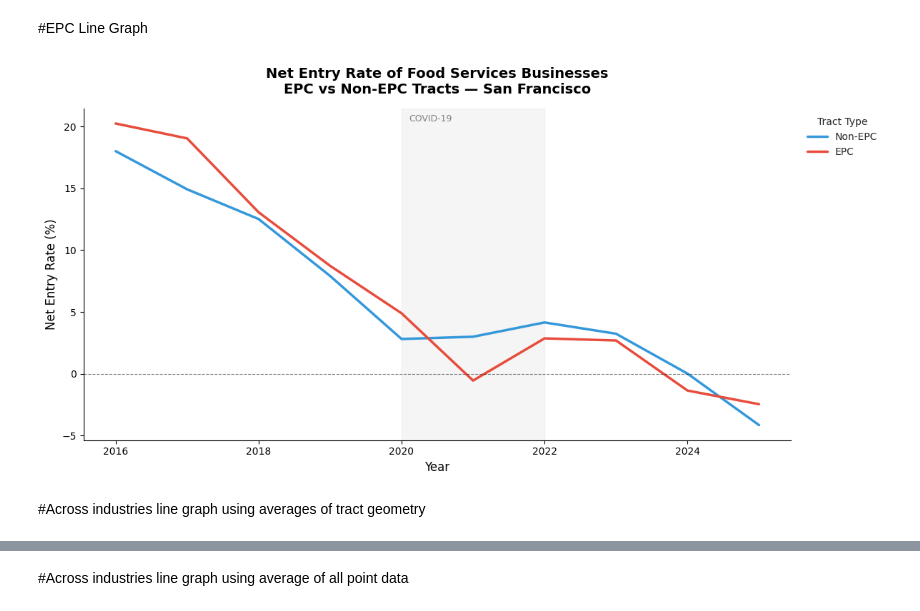
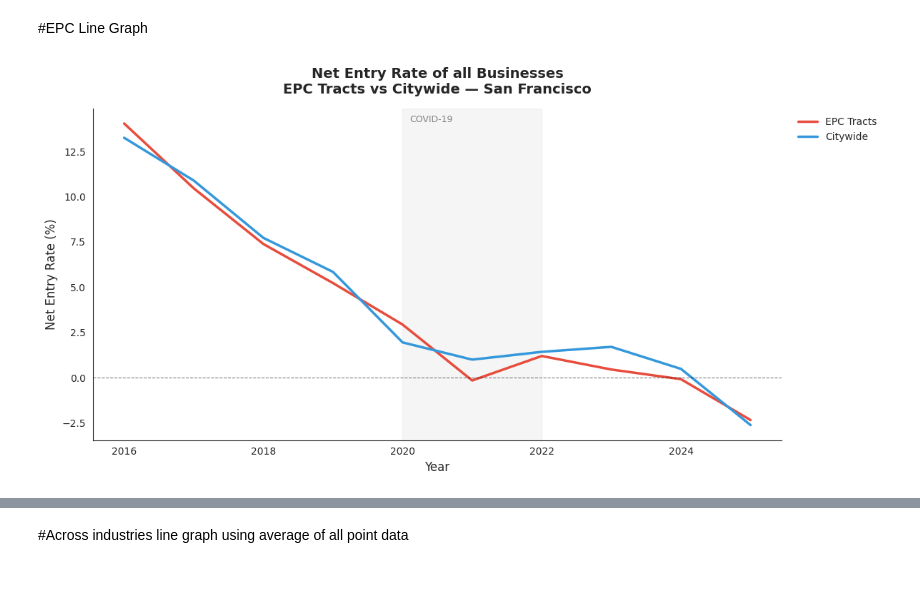
Before and after one commit to miaflynn/CYPLAN255-Final-Project, a Jupyter notebook: 03c_visualizations_net_change.ipynb, the cells around one changed output, grey strips where cells are left out. Saved outputs shown, nothing was run; the diff lists cells and outputs as text; code cells hidden in the pictures; blank space fills up the shorter version.

```diff
--- a/03c_visualizations_net_change.ipynb
+++ b/03c_visualizations_net_change.ipynb
@@ -85,7 +85,7 @@ naics_dict = {
 
 #------------------------Desired cateogry--------------------------
 naics_name = 'all'
-naics_name = 'Food Services'
+#naics_name = 'Food Services'
 #------------------------------------------------------------------
 # %%
 open_close_tracts_gdf = fx.calc_business_dynamics(
@@ -139,42 +139,42 @@ open_close_tracts_gdf['is_epc'] = open_close_tracts_gdf['GEOID'].isin(epc_tracts
 # %% [markdown]
 #EPC Line Graph
 # %%
-pythonfig, ax = plt.subplots(figsize=(12, 6))
+citywide_avg = open_close_tracts_gdf.groupby('year')['net_entry_rate'].mean().reset_index()
+citywide_avg['comparison'] = 'Citywide'
+
+epc_only = open_close_tracts_gdf[open_close_tracts_gdf['is_epc']].copy()
+epc_only['comparison'] = 'EPC Tracts'
+
+plot_df = pd.concat([epc_only, citywide_avg]).reset_index(drop=True)
+
+fig, ax = plt.subplots(figsize=(12, 6))
 
 sns.set_style('white')
 sns.lineplot(
-    open_close_tracts_gdf,
+    plot_df,
     x='year',
     y='net_entry_rate',
-    hue='is_epc',
+    hue='comparison',
     estimator='mean',
     errorbar=None,
     linewidth=2.5,
-    palette={True: '#e74c3c', False: '#3498db'},
+    palette={'EPC Tracts': '#e74c3c', 'Citywide': '#3498db'},
     ax=ax
 )
 
-#adds the zero line
 ax.axhline(0, color='black', linewidth=0.8, linestyle='--', alpha=0.5)
-
-# adds the covid styling
 ax.axvspan(2020, 2022, alpha=0.08, color='gray')
 ax.text(2020.1, ax.get_ylim()[1] * 0.95, 'COVID-19', fontsize=9, color='gray')
 
-#adds styling for axes
 ax.set_xlabel('Year', fontsize=12)
 ax.set_ylabel('Net Entry Rate (%)', fontsize=12)
-ax.set_title(f'Net Entry Rate of {naics_name} Businesses\nEPC vs Non-EPC Tracts — San Francisco',
+ax.set_title(f'Net Entry Rate of {naics_name} Businesses\nEPC Tracts vs Citywide — San Francisco',
              fontsize=14, fontweight='bold', pad=15)
 
-#make legend nice
-handles, _ = ax.get_legend_handles_labels()
-ax.legend(handles, ['Non-EPC', 'EPC'], title='Tract Type', bbox_to_anchor=(1.01, 1), loc='upper left', frameon=False)
+ax.legend(title=None, bbox_to_anchor=(1.01, 1), loc='upper left', frameon=False)
 
 sns.despine()
 plt.tight_layout()
 plt.show()
 # %% [output]
-[figure, old version]
+[figure, new version]
-# %% [markdown]
-#Across industries line graph using averages of tract geometry
```
Also changed, not shown: parts of 5 cells of this notebook.
